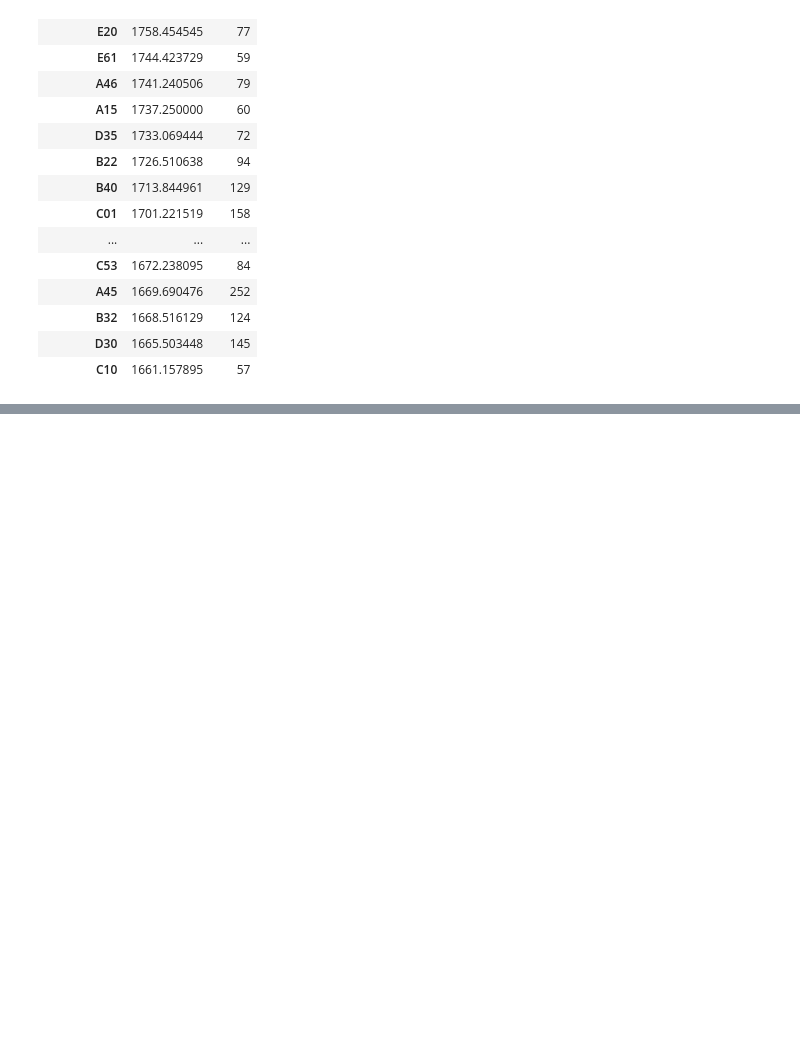
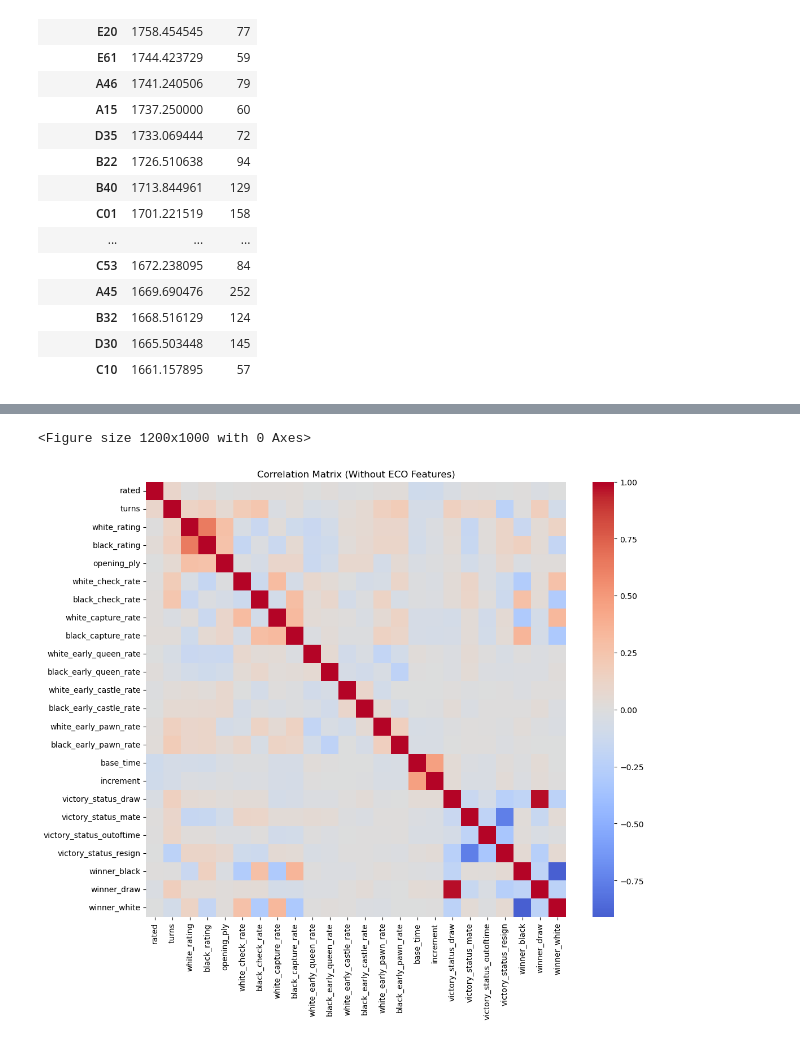
Before and after one commit to pizzeman/Machine_Learning_Project, a Jupyter notebook: chess_project.ipynb, the cells around one changed output, grey strips where cells are left out. Saved outputs shown, nothing was run; the diff lists cells and outputs as text; code cells hidden in the pictures; blank space fills up the shorter version.

Commit message:
Added Feature Engineering

```diff
--- a/chess_project.ipynb
+++ b/chess_project.ipynb
@@ -174,0 +279,18 @@ print(df_clean.shape)
+# %%
+# Feature Engineering: Correlation Matrix with new features (No ECO)
+df_corr = df_clean.loc[:, ~df_clean.columns.str.startswith("opening_eco")]
+corr_matrix = df_corr.corr()
+plt.figure(figsize=(12,10))
+plt.figure(figsize=(12,10))
+sns.heatmap(
+    corr_matrix,
+    cmap="coolwarm",
+    center=0,
+    annot=False
+)
+
+plt.title("Correlation Matrix (Without ECO Features)")
+plt.show()
+# %% [output]
+<Figure size 1200x1000 with 0 Axes>
+[figure, added]
```
Also changed, not shown: parts of 8 cells of this notebook, 1 other file.
